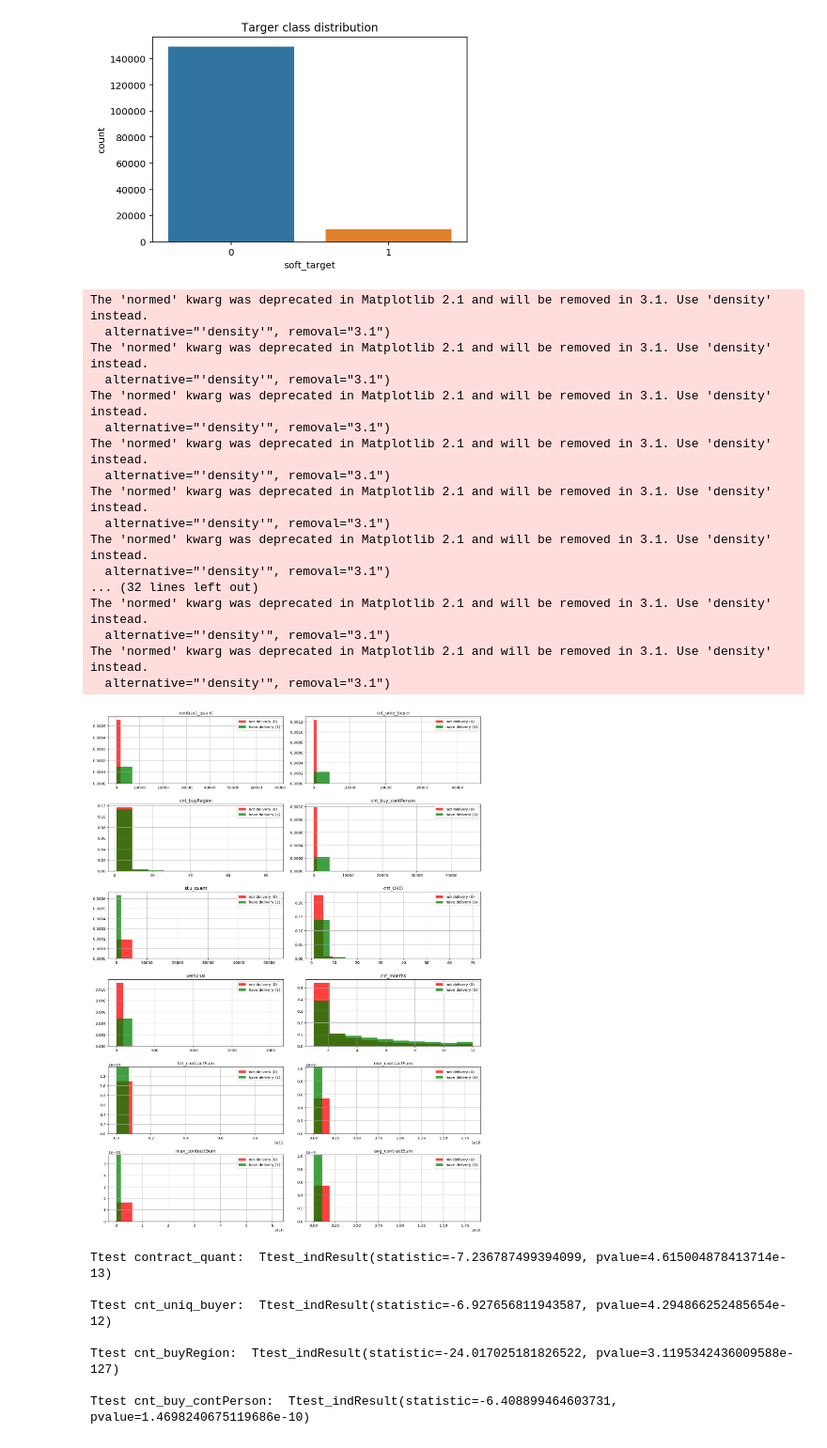
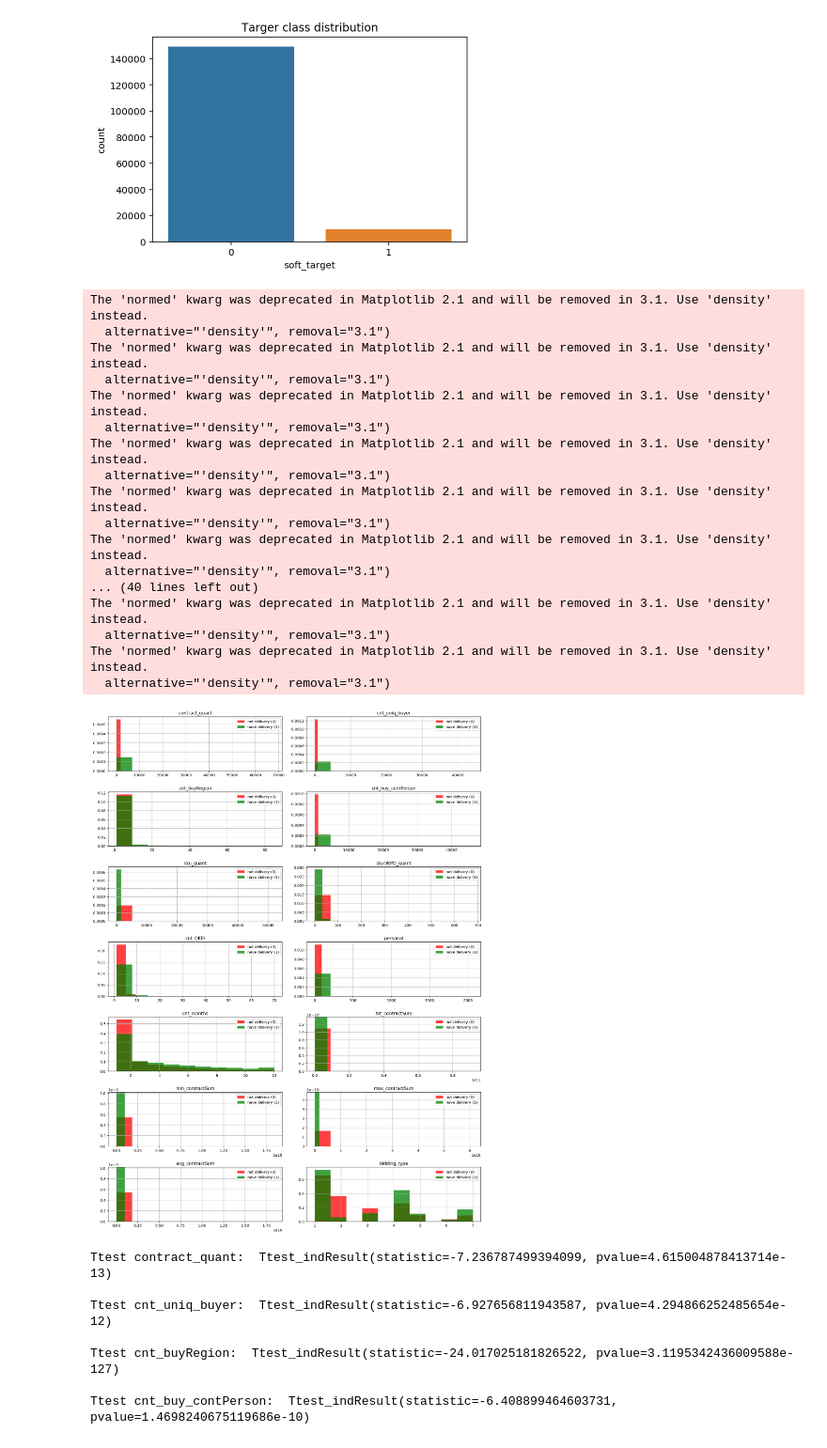
Before and after one commit to OleginV/Model-of-DB-contracts, a Jupyter notebook: Statistics_of_Model_classification.ipynb, the cells around one changed output. Shown: that part at 94% size. Saved outputs shown, nothing was run; the diff lists cells and outputs as text; code cells hidden in the pictures.

```diff
--- a/Statistics_of_Model_classification.ipynb
+++ b/Statistics_of_Model_classification.ipynb
@@ -119,32 +116,32 @@ plt.show()
 [figure]
 # %%
 # 'soft_target' совместно 1 и 0.
-fig, ax = plt.subplots(6, 2, figsize=(15,20))
+fig, ax = plt.subplots(7, 2, figsize=(15,20))
 for col, axis in zip(Dataset_contracts.select_dtypes(include=[np.number]).columns[0:],[i for i in ax.flat]):
     Dataset_contracts.loc[Dataset_contracts['soft_target']==0, Dataset_contracts.columns!='soft_target'].hist(column=col, ax=axis, alpha=0.75, color='red', label='not delivery (0)', normed=True)
     Dataset_contracts.loc[Dataset_contracts['soft_target']==1, Dataset_contracts.columns!='soft_target'].hist(column=col, ax=axis, alpha=0.75, color='green', label='have delivery (1)', normed=True)
     axis.legend(loc="upper right")
 plt.tight_layout()
-plt.show()
+plt.show();
 # %% [output]
 The 'normed' kwarg was deprecated in Matplotlib 2.1 and will be removed in 3.1. Use 'density' instead.
   alternative="'density'", removal="3.1")
 The 'normed' kwarg was deprecated in Matplotlib 2.1 and will be removed in 3.1. Use 'density' instead.
   alternative="'density'", removal="3.1")
 The 'normed' kwarg was deprecated in Matplotlib 2.1 and will be removed in 3.1. Use 'density' instead.
   alternative="'density'", removal="3.1")
 The 'normed' kwarg was deprecated in Matplotlib 2.1 and will be removed in 3.1. Use 'density' instead.
   alternative="'density'", removal="3.1")
 The 'normed' kwarg was deprecated in Matplotlib 2.1 and will be removed in 3.1. Use 'density' instead.
   alternative="'density'", removal="3.1")
 The 'normed' kwarg was deprecated in Matplotlib 2.1 and will be removed in 3.1. Use 'density' instead.
   alternative="'density'", removal="3.1")
-... (32 lines left out)
+... (40 lines left out)
 The 'normed' kwarg was deprecated in Matplotlib 2.1 and will be removed in 3.1. Use 'density' instead.
   alternative="'density'", removal="3.1")
 The 'normed' kwarg was deprecated in Matplotlib 2.1 and will be removed in 3.1. Use 'density' instead.
   alternative="'density'", removal="3.1")
-[figure, old version]
+[figure, new version]
 # %%
 # Расчет t-критерия для всех переменных группы mean и worst
 #Radius
```
Also changed, not shown: parts of 3 cells of this notebook, 5 other files.
